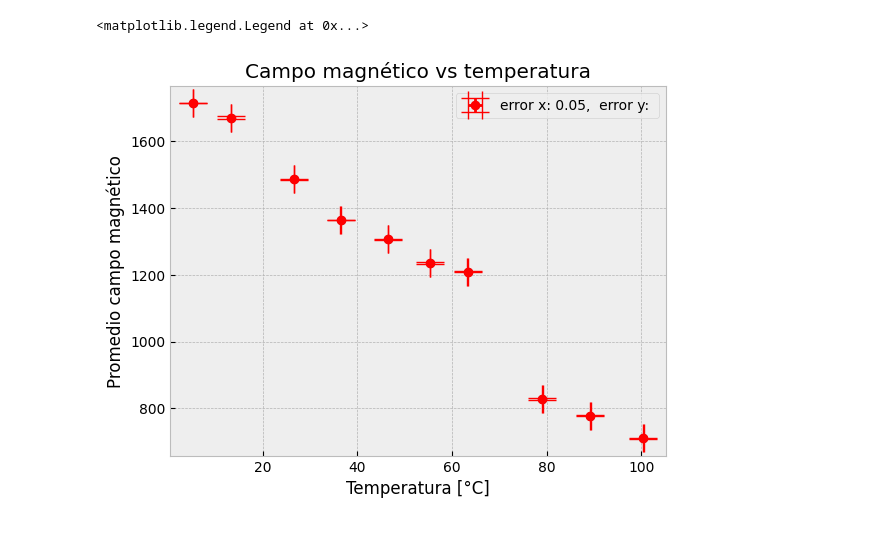
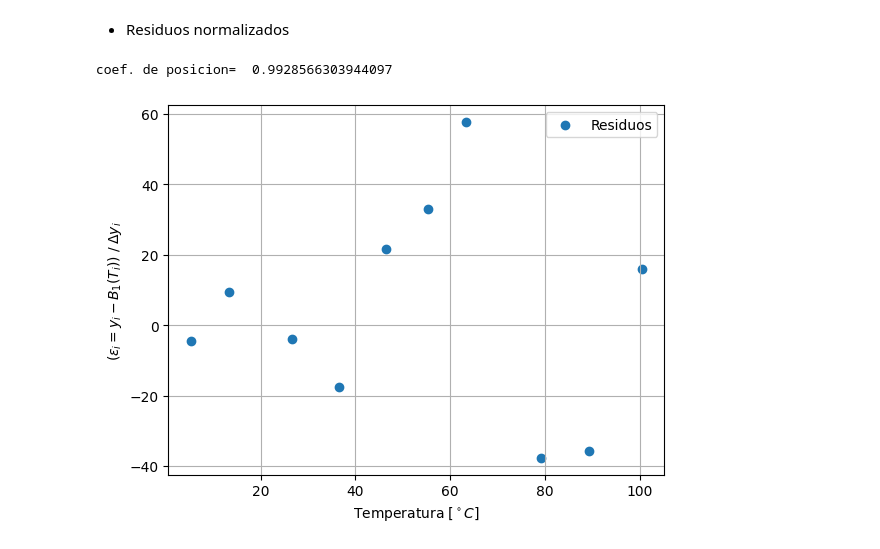
Before and after one commit to Martina-Parra/Proyecto-Lab1, a Jupyter notebook: graficos/exp-graficos.ipynb, the cells around one changed output. Cells and saved outputs as stored; diff of their text form; code cells hidden in the pictures.

```diff
--- a/graficos/exp-graficos.ipynb
+++ b/graficos/exp-graficos.ipynb
@@ -128,10 +173,19 @@ list_desv
-# %%
-plt.scatter(temp, list_promd)
-plt.errorbar(temp, list_promd, xerr = 0.05, yerr= list_desv, color = "red", label= "error x: 0.05,  error y: ",  fmt="ob", capsize=10)
-plt.xlabel("Temperatura [°C]")
-plt.ylabel("Promedio campo magnético")
-plt.title("Campo magnético vs temperatura")
-plt.legend()
-# %% [output]
-<matplotlib.legend.Legend at 0x...>
-[figure, removed]
+# %% [markdown]
+- Residuos normalizados
+# %%
+St=np.sum(((list_promd-np.mean(list_promd))**2))
+
+res=(list_promd-A_1*temp-A_0)/list_desv
+Sr=np.sum((res)**2)
+r2=(St-Sr)/St
+print("coef. de posicion= ", r2)
+
+plt.scatter(temp,res,label="Residuos")
+plt.xlabel("Temperatura $[^\circ C]$")
+plt.ylabel("$(\epsilon_i=y_i-B_1(T_i))\; /\; \Delta y_i$")
+plt.grid(True)
+plt.legend()
+plt.savefig("Residuos_recta_normalizados.pdf")
+# %% [output]
+coef. de posicion=  0.9928566303944097
+[figure, added]
```
Also changed, not shown: parts of 34 cells of this notebook.
